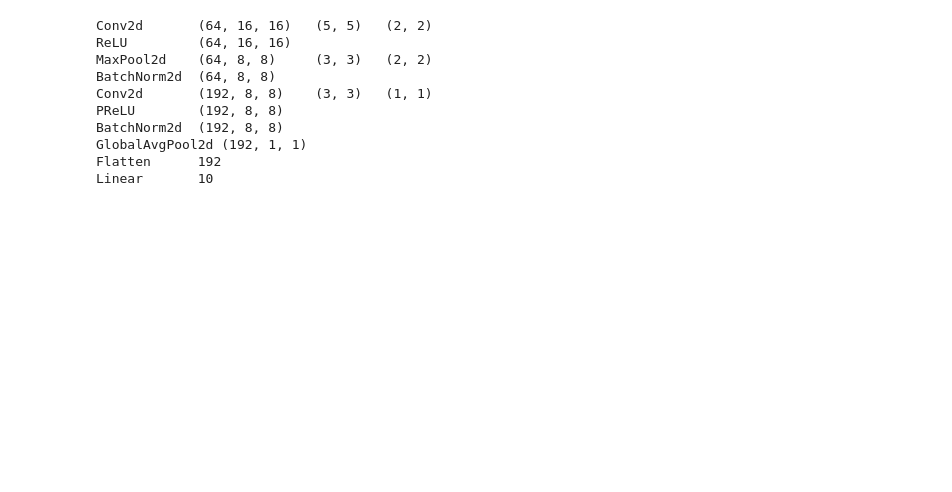
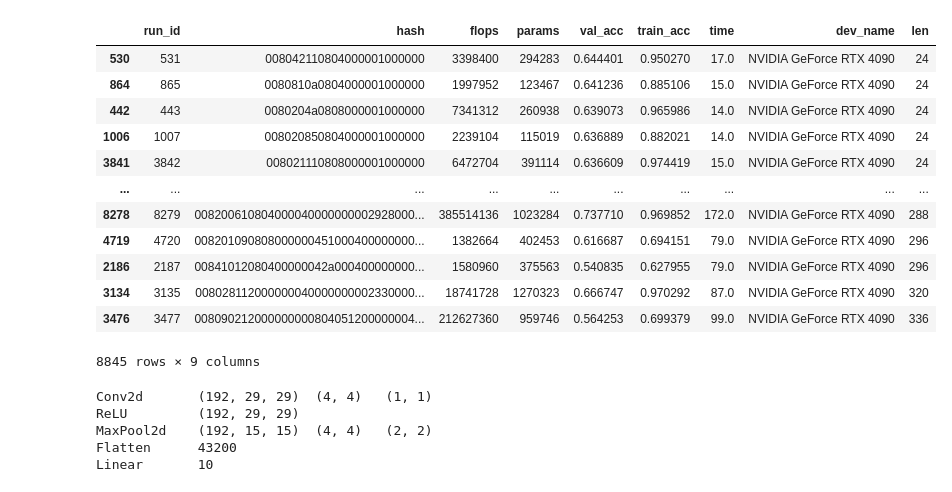
Before and after one commit to alkorolyov/sophius, a Jupyter notebook: notebooks/12_explore_results.ipynb, the cells around one changed output. Drawn from its saved outputs; the diff is of its cells as text; code cells hidden in the pictures; blank space fills up the shorter version.

```diff
--- a/notebooks/12_explore_results.ipynb
+++ b/notebooks/12_explore_results.ipynb
@@ -32,16 +42,28 @@ df[-5:]
+# %%
+df['len'] = df.hash.apply(len)
+df.sort_values(by=['len', 'val_acc'], ascending=[True, False])
+# %% [output]
+|  | run_id | hash | flops | params | val_acc | train_acc | time | dev_name | len |
+| 530 | 531 | 008042110804000001000000 | 3398400 | 294283 | 0.644401 | 0.950270 | 17.0 | NVIDIA GeForce RTX 4090 | 24 |
+| 864 | 865 | 0080810a0804000001000000 | 1997952 | 123467 | 0.641236 | 0.885106 | 15.0 | NVIDIA GeForce RTX 4090 | 24 |
+| 442 | 443 | 0080204a0808000001000000 | 7341312 | 260938 | 0.639073 | 0.965986 | 14.0 | NVIDIA GeForce RTX 4090 | 24 |
+| 1006 | 1007 | 008020850804000001000000 | 2239104 | 115019 | 0.636889 | 0.882021 | 14.0 | NVIDIA GeForce RTX 4090 | 24 |
+| 3841 | 3842 | 008021110808000001000000 | 6472704 | 391114 | 0.636609 | 0.974419 | 15.0 | NVIDIA GeForce RTX 4090 | 24 |
+| ... | ... | ... | ... | ... | ... | ... | ... | ... | ... |
+| 8278 | 8279 | 008200610804000040000000002928000... | 385514136 | 1023284 | 0.737710 | 0.969852 | 172.0 | NVIDIA GeForce RTX 4090 | 288 |
+| 4719 | 4720 | 008201090808000000451000400000000... | 1382664 | 402453 | 0.616687 | 0.694151 | 79.0 | NVIDIA GeForce RTX 4090 | 296 |
+| 2186 | 2187 | 00841012080400000042a000400000000... | 1580960 | 375563 | 0.540835 | 0.627955 | 79.0 | NVIDIA GeForce RTX 4090 | 296 |
+| 3134 | 3135 | 008028112000000040000000002330000... | 18741728 | 1270323 | 0.666747 | 0.970292 | 87.0 | NVIDIA GeForce RTX 4090 | 320 |
+| 3476 | 3477 | 008090212000000000804051200000004... | 212627360 | 959746 | 0.564253 | 0.699379 | 99.0 | NVIDIA GeForce RTX 4090 | 336 |
+8845 rows × 9 columns
 # %%
 from sophius.encode import Encoder
 
 encoder = Encoder()
-encoder.hash2model('00810112200000000044a000400000000080242208040000400000000010000001000000', (3, 32, 32), 10)
+encoder.hash2model('00802221200000000042a00001000000', (3, 32, 32), 10)
 # %% [output]
-Conv2d       (64, 16, 16)   (5, 5)   (2, 2)
-ReLU         (64, 16, 16)
-MaxPool2d    (64, 8, 8)     (3, 3)   (2, 2)
-BatchNorm2d  (64, 8, 8)
-Conv2d       (192, 8, 8)    (3, 3)   (1, 1)
-PReLU        (192, 8, 8)
-BatchNorm2d  (192, 8, 8)
-GlobalAvgPool2d (192, 1, 1)
-Flatten      192
+Conv2d       (192, 29, 29)  (4, 4)   (1, 1)
+ReLU         (192, 29, 29)
+MaxPool2d    (192, 15, 15)  (4, 4)   (2, 2)
+Flatten      43200
 Linear       10
```
Also changed, not shown: parts of 7 cells of this notebook, 2 other files.
